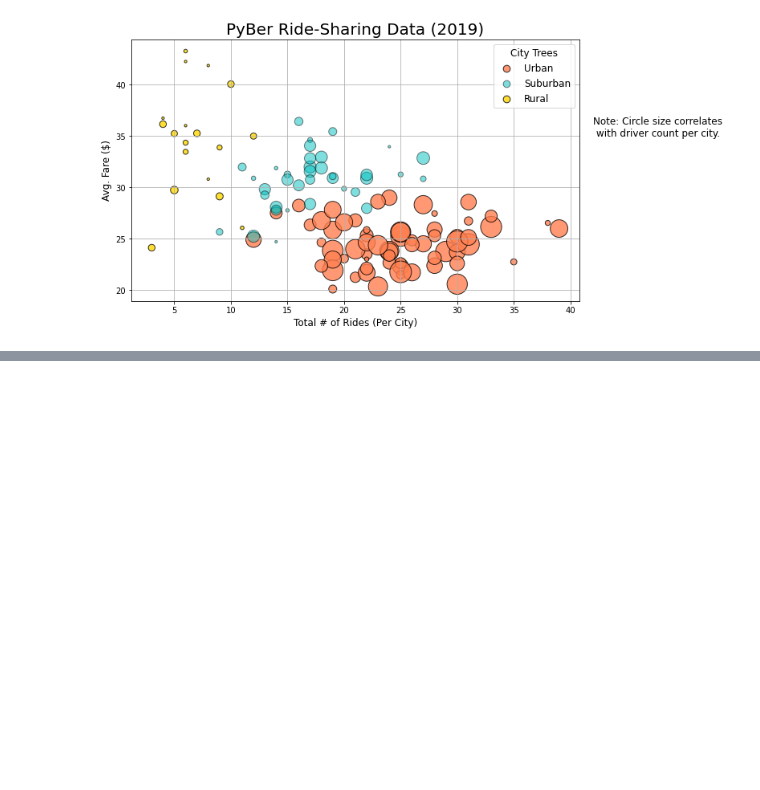
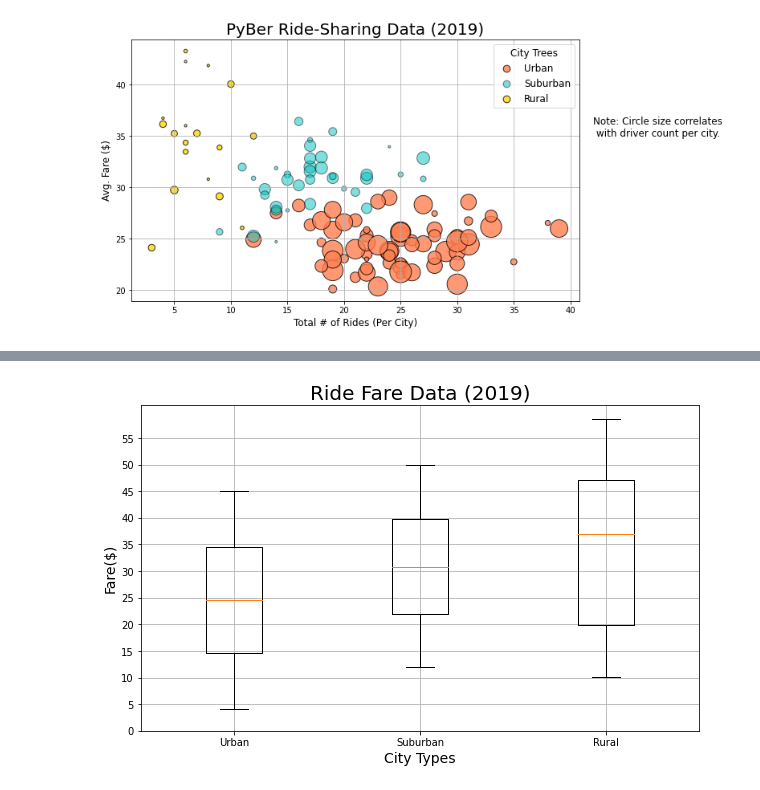
Before and after one commit to xumed001/PyBer_Analysis, a Jupyter notebook: PyBer.ipynb, the cells around one changed output, grey strips where cells are left out. Drawn from its saved outputs; the diff is of its cells as text; code cells hidden in the pictures; blank space fills up the shorter version.

```diff
--- a/PyBer.ipynb
+++ b/PyBer.ipynb
@@ -232,0 +342,13 @@ plt.show()
+# %%
+# gets fares for Suburban
+suburban_fares = suburban_cities_df["fare"]
+
+# mean, midean and mode for Suburban
+mean_suburban_fares = np.mean(suburban_fares)
+print(f"The mean fare price for suburban trips is ${mean_suburban_fares:.2f}.")
+
+median_suburban_fares = np.median(suburban_fares)
+print(f"The median fare price for suburban trips is ${median_suburban_fares:.2f}.")
+
+mode_suburban_fares = sts.mode(suburban_fares)
+print(f"The mode fare price for suburban trips is ${mode_suburban_fares}.")
@@ -232,0 +359,13 @@ plt.show()
+# %%
+# gets fares for rural
+rural_fares = rural_cities_df["fare"]
+
+# mean, midean and mode for Suburban
+mean_rural_fares = np.mean(rural_fares)
+print(f"The mean fare price for rural trips is ${mean_rural_fares:.2f}.")
+
+median_rural_fares = np.median(rural_fares)
+print(f"The median fare price for rural trips is ${median_rural_fares:.2f}.")
+
+mode_rural_fares = sts.mode(rural_fares)
+print(f"The mode fare price for rural trips is ${mode_rural_fares}.")
@@ -232,0 +490,18 @@ plt.show()
+# %%
+# b&W for Urban, Suburban & Rural fare data
+x_label = ["Urban","Suburban","Rural"]
+fare_data = [urban_fares,suburban_fares,rural_fares]
+fig, ax = plt.subplots(figsize=(10,6))
+
+ax.boxplot(fare_data, labels=x_label)
+
+ax.set_title("Ride Fare Data (2019)", fontsize=20)
+ax.set_ylabel("Fare($)", fontsize=14)
+ax.set_xlabel("City Types", fontsize=14)
+ax.set_yticks(np.arange(0,56, step=5.0))
+ax.grid()
+
+plt.savefig("analysis/Fig3.png")
+plt.show()
+# %% [output]
+[figure, added]
```
Also changed, not shown: parts of 20 cells of this notebook.
